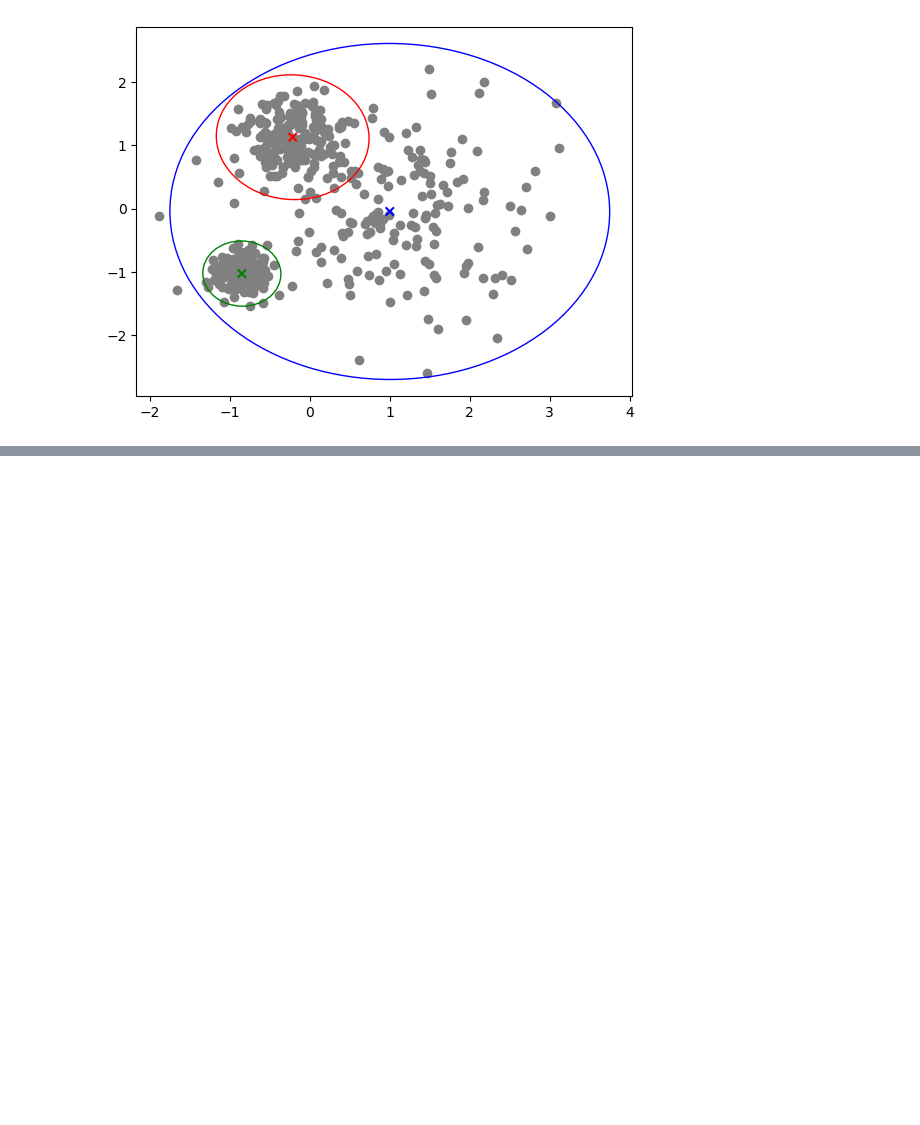
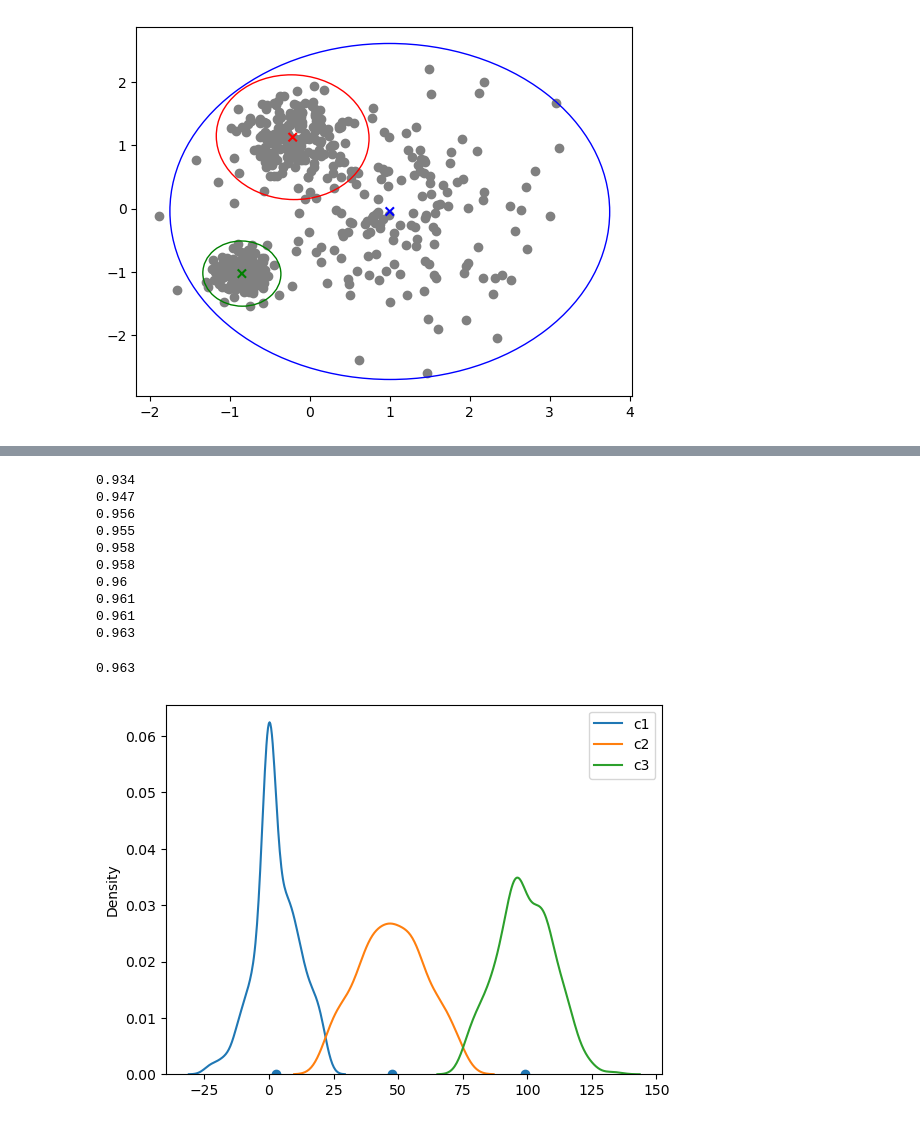
Before and after one commit to Janko-dev/ml_notebooks, a Jupyter notebook: notebooks/clustering.ipynb, the cells around one changed output, grey strips where cells are left out. Saved outputs shown, nothing was run; the diff lists cells and outputs as text; code cells hidden in the pictures; blank space fills up the shorter version.

```diff
--- a/notebooks/clustering.ipynb
+++ b/notebooks/clustering.ipynb
@@ -794,0 +948,79 @@ em.score(x, y)
+# %%
+from sklearn.datasets import make_blobs
+
+# Standard normal distribution
+uni_normal = lambda x, mu, std: 1/(std * np.sqrt(2 * np.pi)) * np.exp(-0.5 * (x - mu)**2 / std**2)
+
+# priors over hidden vars (clusters)
+priors = np.array([1/3]*3)
+
+# initial means for clusters
+m = x[[0, int(N/2), N-1]]
+
+# initial covariances for clusters
+vars = np.array([1, 1, 1])
+
+# iterate EM for 100 iters
+for _ in range(10):
+    # E-step
+    ex = []
+    for pi, mi, vari in zip(priors, m, vars):
+        ex.append(pi*uni_normal(x, mi, vari**.5))
+    ex = np.array(ex).T
+    h = ex / ex.sum(axis=1, keepdims=True)
+
+    # M-step
+    # new priors
+    priors = h.sum(axis=0) / x.shape[0]
+    # new means
+    m = []
+    for hi in h.T:
+        weighted_sum_h_x = 0
+        for t, xt in enumerate(x):
+            weighted_sum_h_x += hi[t] * xt
+        m.append(weighted_sum_h_x / hi.sum())
+    m = np.array(m)
+
+    # new covariance matrices
+    vars = []
+    for mi, hi in zip(m, h.T):
+        weighted_sum_h_xm = 0
+        for t, xt in enumerate(x):
+            weighted_sum_h_xm += hi[t] * (xt - mi)**2
+        vars.append(weighted_sum_h_xm / hi.sum())
+    vars = np.array(vars)
+
+    print(purity(y, h, 3))
+
+fig, ax = plt.subplots()
+
+y_pred = h.argmax(axis=1)
+
+sns.kdeplot(data=x[y_pred == 0], label='c1', ax=ax)
+sns.kdeplot(data=x[y_pred == 1], label='c2', ax=ax)
+sns.kdeplot(data=x[y_pred == 2], label='c3', ax=ax)
+
+ax.scatter(m, [0, 0, 0])
+
+# plt.plot(x * (y_pred == 0), label='c1')
+# plt.plot(x * (y_pred == 1), label='c2')
+# plt.plot(x * (y_pred == 2), label='c3')
+
+y_pred.min(), y_pred.max()
+
+plt.legend()
+
+purity(y, h, 3)
+# %% [output]
+0.934
+0.947
+0.956
+0.955
+0.958
+0.958
+0.96
+0.961
+0.961
+0.963
+0.963
+[figure, added]
```
Also changed, not shown: parts of 29 cells of this notebook, 2 other files.
